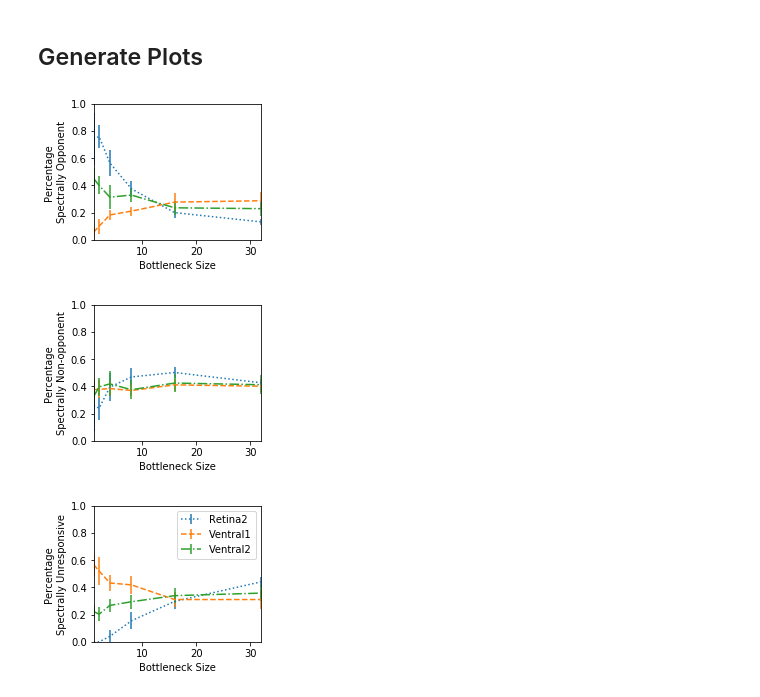
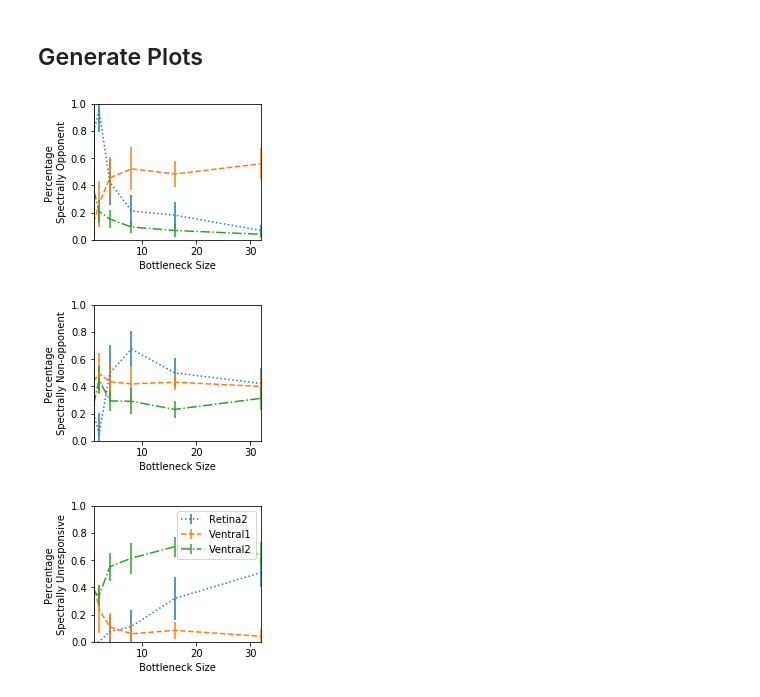
Before and after one commit to ecs-vlc/opponency, a Jupyter notebook: spectral_opponency.ipynb, the cells around one changed output. Cells and saved outputs as stored; diff of their text form; code cells hidden in the pictures.

```diff
--- a/spectral_opponency.ipynb
+++ b/spectral_opponency.ipynb
@@ -25,6 +25,7 @@ import numpy as np
 from statistics import load
 
 frame = pd.read_pickle('logs/devalois.pd')
+frame = frame[frame['d_vvs'] == 2]
 
 plt.figure(figsize=(3,2.5))
 
@@ -43,7 +44,7 @@ plt.xlabel('Bottleneck Size')
 plt.ylabel('Percentage \nSpectrally Opponent')
 plt.xlim(1, 32)
 plt.ylim(0, 1)
-plt.savefig('figures/spectrally_opponent.pdf', bbox_inches='tight')
+plt.savefig('figures/spectrally_opponent_fixed.pdf', bbox_inches='tight')
 
 plt.figure(figsize=(3,2.5))
 
@@ -53,35 +54,35 @@ ventral0 = opps[opps['layer'] == 'ventral_relu0']
 ventral1 = opps[opps['layer'] == 'ventral_relu1']
 
 plt.errorbar(retina2['n_bn'], retina2['mean_rel_amount'], yerr=retina2['std_rel_amount'], label='Retina2', linestyle=':')
 plt.errorbar(ventral0['n_bn'], ventral0['mean_rel_amount'], yerr=ventral0['std_rel_amount'], label='Ventral1', linestyle='--')
 plt.errorbar(ventral1['n_bn'], ventral1['mean_rel_amount'], yerr=ventral1['std_rel_amount'], label='Ventral2', linestyle='-.')
 plt.axis([x1,x2,y1,y2])
 
 plt.xlabel('Bottleneck Size')
 plt.ylabel('Percentage \nSpectrally Non-opponent')
 plt.xlim(1, 32)
 plt.ylim(0, 1)
-plt.savefig('figures/spectrally_nonopponent.pdf', bbox_inches='tight')
+plt.savefig('figures/spectrally_nonopponent_fixed.pdf', bbox_inches='tight')
 
 plt.figure(figsize=(3,2.5))
 
 opps = load.spectral(frame, 'spectrally unresponsive')
 retina2 = opps[opps['layer'] == 'retina_relu2']
 ventral0 = opps[opps['layer'] == 'ventral_relu0']
 ventral1 = opps[opps['layer'] == 'ventral_relu1']
 
 plt.errorbar(retina2['n_bn'], retina2['mean_rel_amount'], yerr=retina2['std_rel_amount'], label='Retina2', linestyle=':')
 plt.errorbar(ventral0['n_bn'], ventral0['mean_rel_amount'], yerr=ventral0['std_rel_amount'], label='Ventral1', linestyle='--')
 plt.errorbar(ventral1['n_bn'], ventral1['mean_rel_amount'], yerr=ventral1['std_rel_amount'], label='Ventral2', linestyle='-.')
 plt.axis([x1,x2,y1,y2])
 
 plt.legend()
 plt.xlabel('Bottleneck Size')
 plt.ylabel('Percentage \nSpectrally Unresponsive')
 plt.xlim(1, 32)
 plt.ylim(0, 1)
-plt.savefig('figures/spectrally_unresponsive.pdf', bbox_inches='tight')
+plt.savefig('figures/spectrally_unresponsive_fixed.pdf', bbox_inches='tight')
 # %% [output]
-[figure, old version]
+[figure, new version]
-[figure, old version]
+[figure, new version]
-[figure, old version]
+[figure, new version]
```
Also changed, not shown: 1 other file.
